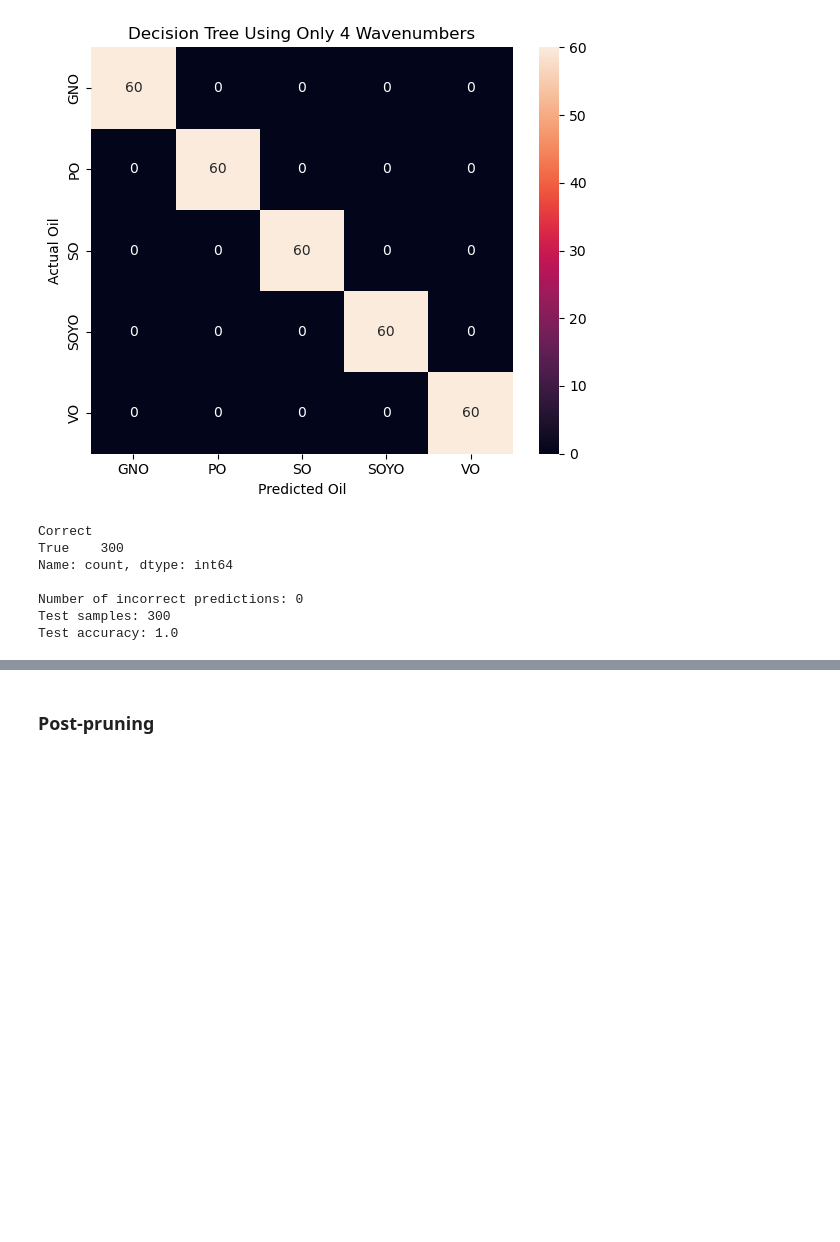
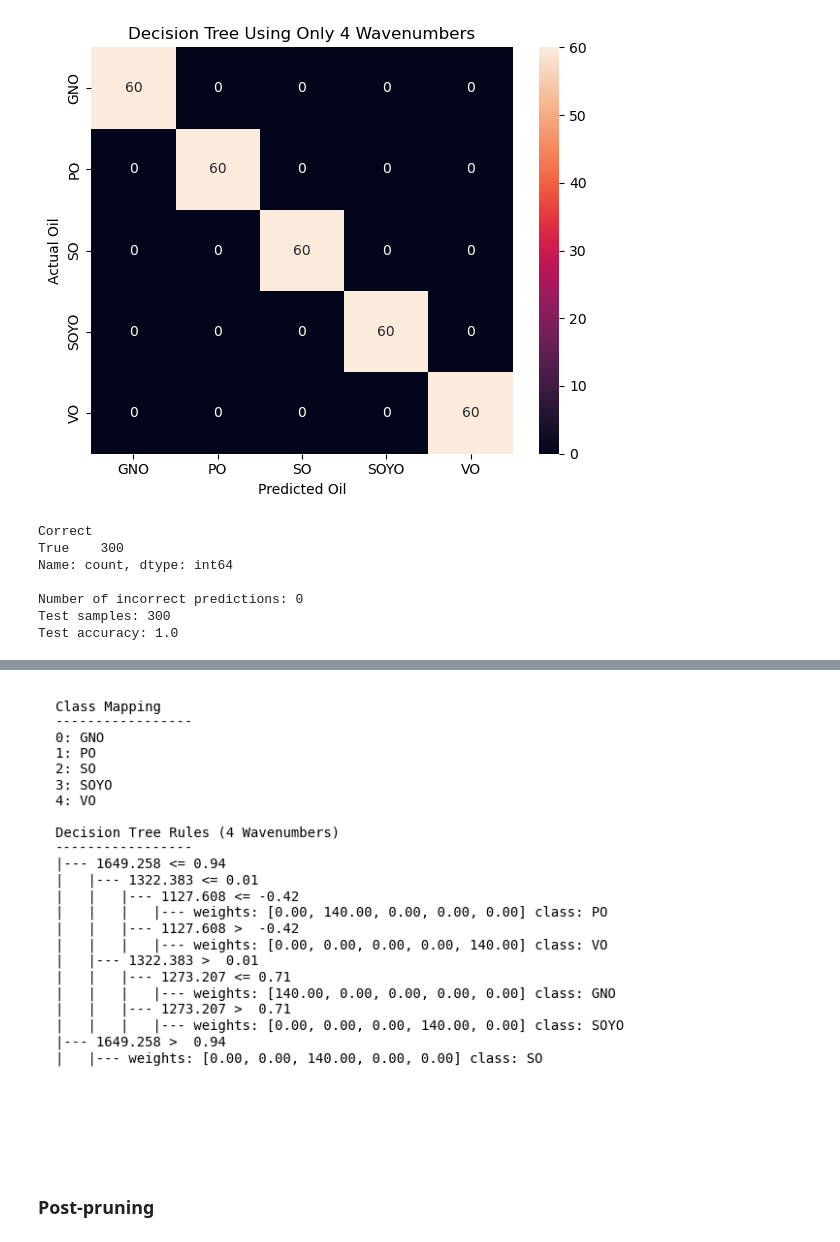
Before and after one commit to klndeepak/Physics-Informed-AI-Approach-K-Means-and-Decision-Tree-for-Oil-Classification, a Jupyter notebook: Decision Tree_Oils.ipynb, the cells around one changed output, grey strips where cells are left out. Cells and saved outputs as stored; diff of their text form; code cells hidden in the pictures; blank space fills up the shorter version.

```diff
--- a/Decision Tree_Oils.ipynb
+++ b/Decision Tree_Oils.ipynb
@@ -796,3 +826,42 @@ Test accuracy: 1.0
+# %%
+# Create text report
+report_4 = tree.export_text(
+    model_4,
+    feature_names=selected_wavenumbers,
+    show_weights=True
+)
+
+# Add class mapping at top
+mapping_text_4 = "\n".join(
+    [f"{i}: {name}" for i, name in enumerate(model_4.classes_)]
+)
+
+full_report_4 = (
+    "Class Mapping\n"
+    "-----------------\n"
+    f"{mapping_text_4}\n\n"
+    "Decision Tree Rules (4 Wavenumbers)\n"
+    "-----------------\n"
+    f"{report_4}"
+)
+
+# Create figure
+fig, ax = plt.subplots(figsize=(10, 6))
+ax.axis("off")
+
+ax.text(
+    0.01,
+    0.99,
+    full_report_4,
+    family="monospace",
+    fontsize=10,
+    va="top"
+)
+
+plt.savefig(r"Images\Oils\FourFeature_Decision_Tree_Text_Report_Oils.jpg", dpi=600, bbox_inches="tight")
+plt.show()
+# %% [output]
+[figure, added]
 # %% [markdown]
 ### Post-pruning
 # %% [markdown]
```
Also changed, not shown: parts of 1 cell of this notebook, 2 other files.
